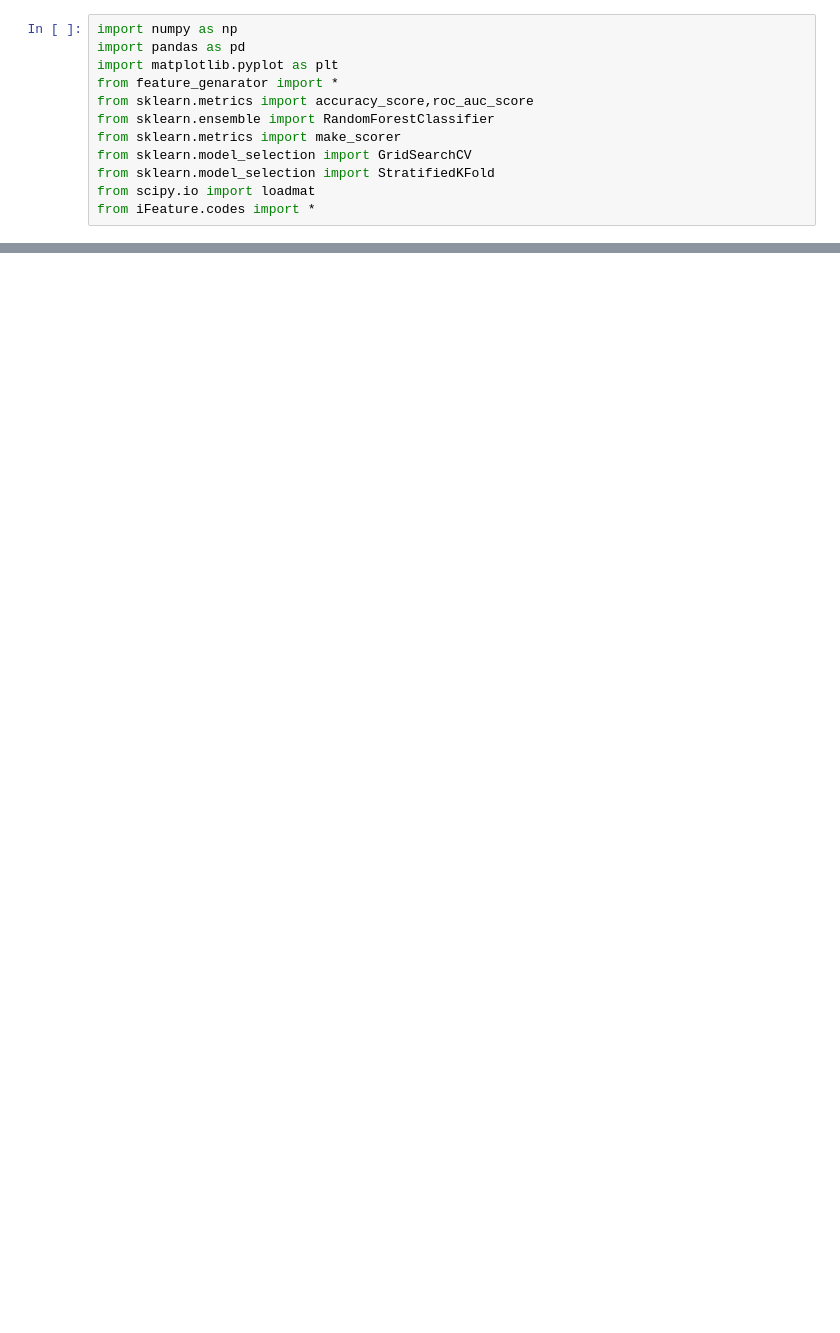
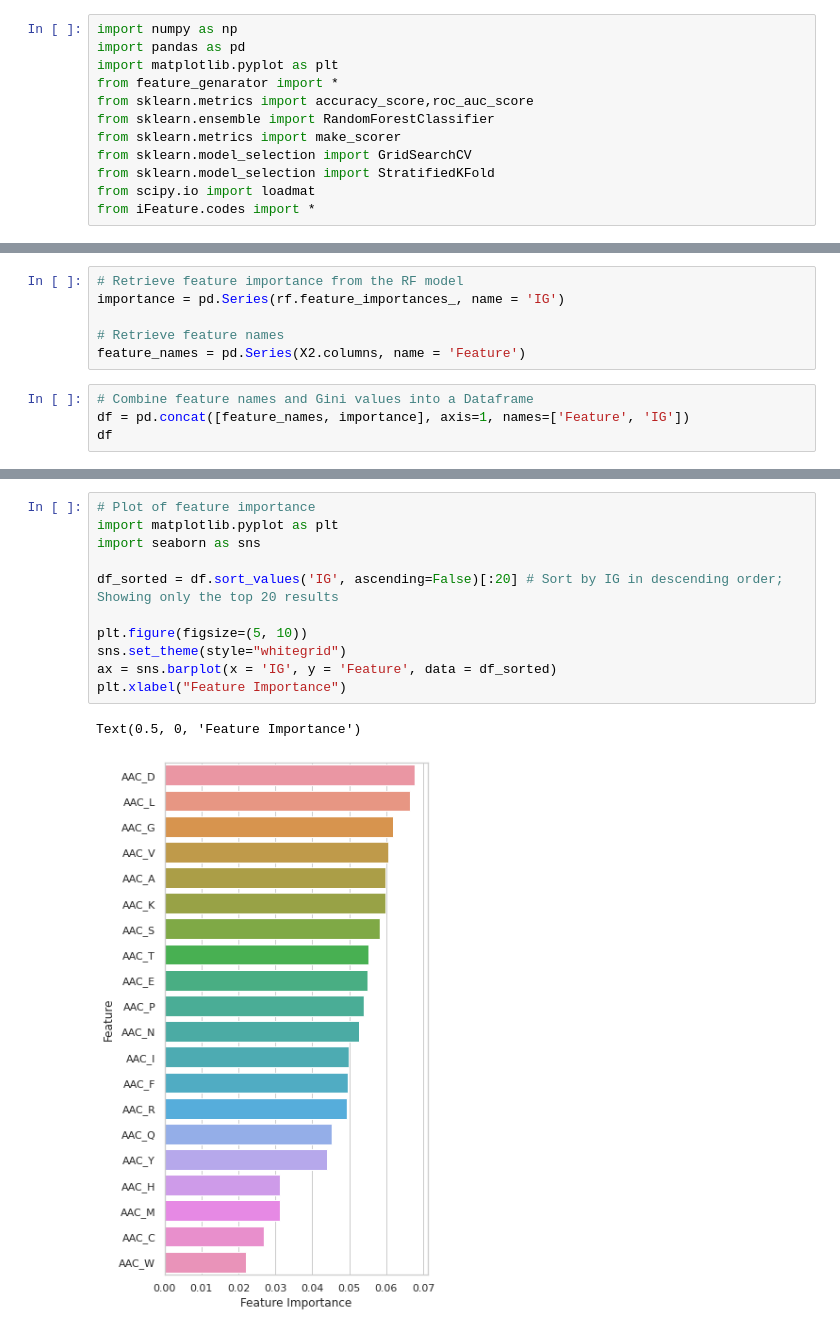
Before and after one commit to TrungLee2020/classifification-peptit, a Jupyter notebook: PreAIPs.ipynb, the cells around one changed output, grey strips where cells are left out. Drawn from its saved outputs; the diff is of its cells as text; blank space fills up the shorter version.

```diff
--- a/PreAIPs.ipynb
+++ b/PreAIPs.ipynb
@@ -193,0 +217,10 @@ AttributeError: 'list' object has no attribute 'keys'
+# %%
+# Retrieve feature importance from the RF model
+importance = pd.Series(rf.feature_importances_, name = 'IG')
+
+# Retrieve feature names
+feature_names = pd.Series(X2.columns, name = 'Feature')
+# %%
+# Combine feature names and Gini values into a Dataframe
+df = pd.concat([feature_names, importance], axis=1, names=['Feature', 'IG'])
+df
@@ -193,0 +245,14 @@ AttributeError: 'list' object has no attribute 'keys'
+# %%
+# Plot of feature importance
+import matplotlib.pyplot as plt
+import seaborn as sns
+
+df_sorted = df.sort_values('IG', ascending=False)[:20] # Sort by IG in descending order; Showing only the top 20 results
+
+plt.figure(figsize=(5, 10))
+sns.set_theme(style="whitegrid")
+ax = sns.barplot(x = 'IG', y = 'Feature', data = df_sorted)
+plt.xlabel("Feature Importance")
+# %% [output]
+Text(0.5, 0, 'Feature Importance')
+[figure, added]
```
Also changed, not shown: parts of 43 cells of this notebook.
